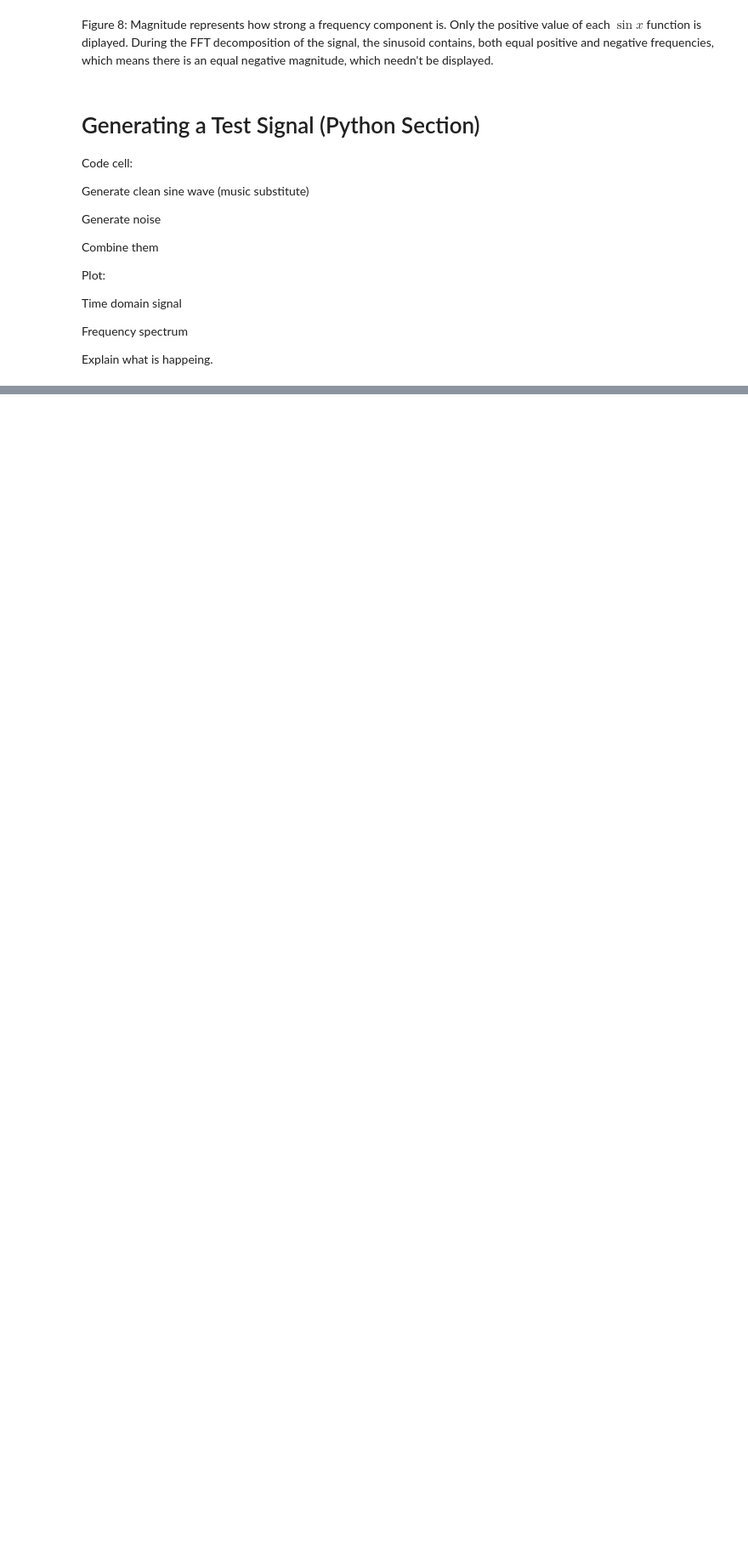
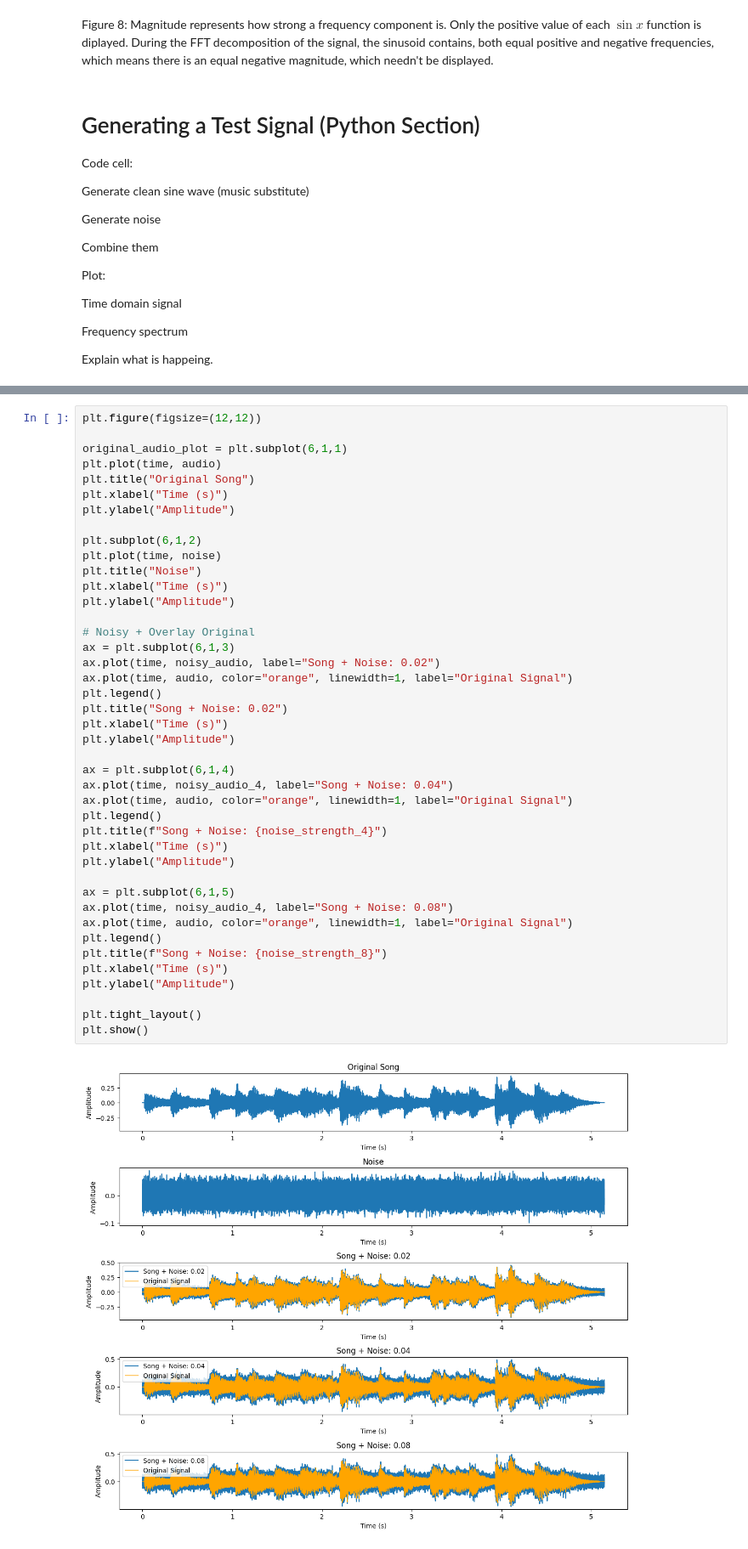
Before and after one commit to stanbesz/fourier_transforms_in_audio_signal_processing, a Jupyter notebook: Fourier_Transform.ipynb, the cells around one changed output, grey strips where cells are left out. Shown at 85% size. Drawn from its saved outputs; the diff is of its cells as text; blank space fills up the shorter version.

```diff
--- a/Fourier_Transform.ipynb
+++ b/Fourier_Transform.ipynb
@@ -160,3 +231,47 @@ Explain what is happeing.
+# %%
+plt.figure(figsize=(12,12))
+
+original_audio_plot = plt.subplot(6,1,1)
+plt.plot(time, audio)
+plt.title("Original Song")
+plt.xlabel("Time (s)")
+plt.ylabel("Amplitude")
+
+plt.subplot(6,1,2)
+plt.plot(time, noise)
+plt.title("Noise")
+plt.xlabel("Time (s)")
+plt.ylabel("Amplitude")
+
+# Noisy + Overlay Original
+ax = plt.subplot(6,1,3)
+ax.plot(time, noisy_audio, label="Song + Noise: 0.02")
+ax.plot(time, audio, color="orange", linewidth=1, label="Original Signal")
+plt.legend()
+plt.title("Song + Noise: 0.02")
+plt.xlabel("Time (s)")
+plt.ylabel("Amplitude")
+
+ax = plt.subplot(6,1,4)
+ax.plot(time, noisy_audio_4, label="Song + Noise: 0.04")
+ax.plot(time, audio, color="orange", linewidth=1, label="Original Signal")
+plt.legend()
+plt.title(f"Song + Noise: {noise_strength_4}")
+plt.xlabel("Time (s)")
+plt.ylabel("Amplitude")
+
+ax = plt.subplot(6,1,5)
+ax.plot(time, noisy_audio_4, label="Song + Noise: 0.08")
+ax.plot(time, audio, color="orange", linewidth=1, label="Original Signal")
+plt.legend()
+plt.title(f"Song + Noise: {noise_strength_8}")
+plt.xlabel("Time (s)")
+plt.ylabel("Amplitude")
+
+plt.tight_layout()
+plt.show()
+# %% [output]
+[figure, added]
 # %% [markdown]
 # Filtering in Frequency Domain
 
```
Also changed, not shown: parts of 5 cells of this notebook, 5 other files.
